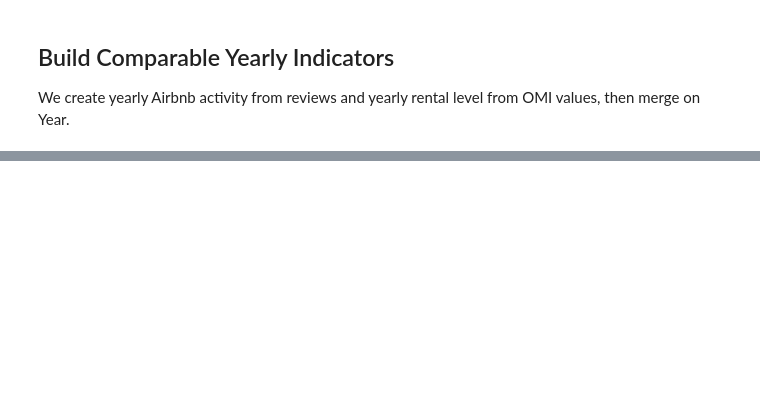
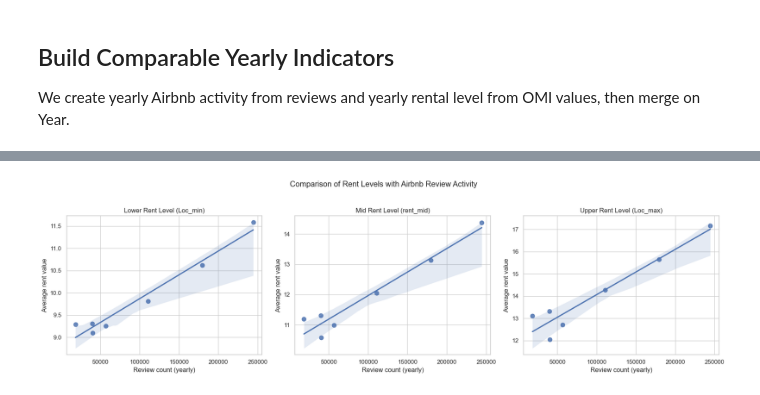
Before and after one commit to Mturco3/Data-Visualization-2026, a Jupyter notebook: cross_comparison_start.ipynb, the cells around one changed output, grey strips where cells are left out. Saved outputs shown, nothing was run; the diff lists cells and outputs as text; code cells hidden in the pictures; blank space fills up the shorter version.

```diff
--- a/cross_comparison_start.ipynb
+++ b/cross_comparison_start.ipynb
@@ -76,0 +125,34 @@ plt.show()
+# %%
+rent_levels_yearly = (
+    rentals.dropna(subset=['Year', 'Loc_min', 'Loc_max'])
+    .groupby('Year', as_index=False)
+    .agg(
+        Loc_min=('Loc_min', 'mean'),
+        Loc_max=('Loc_max', 'mean')
+    )
+)
+rent_levels_yearly['rent_mid'] = (rent_levels_yearly['Loc_min'] + rent_levels_yearly['Loc_max']) / 2
+
+rent_vs_reviews = airbnb_yearly.merge(rent_levels_yearly, on='Year', how='inner').sort_values('Year')
+
+fig, axes = plt.subplots(1, 3, figsize=(18, 5), sharex=True)
+metrics = ['Loc_min', 'rent_mid', 'Loc_max']
+titles = ['Lower Rent Level (Loc_min)', 'Mid Rent Level (rent_mid)', 'Upper Rent Level (Loc_max)']
+
+for ax, metric, title in zip(axes, metrics, titles):
+    sns.regplot(
+        data=rent_vs_reviews,
+        x='review_count',
+        y=metric,
+        ax=ax,
+        scatter_kws={'s': 60, 'alpha': 0.85}
+    )
+    ax.set_title(title)
+    ax.set_xlabel('Review count (yearly)')
+    ax.set_ylabel('Average rent value')
+
+fig.suptitle('Comparison of Rent Levels with Airbnb Review Activity', y=1.03)
+plt.tight_layout()
+plt.show()
+# %% [output]
+[figure, added]
```
Also changed, not shown: parts of 8 cells of this notebook.
